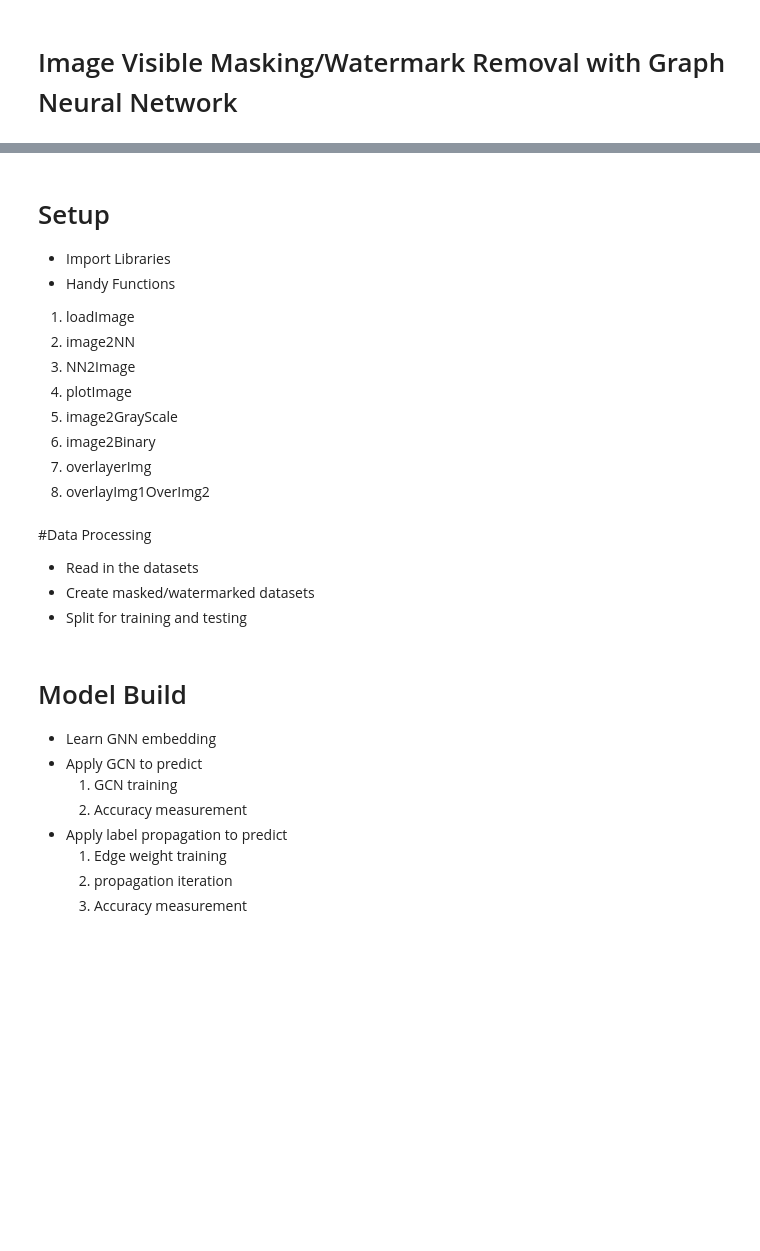
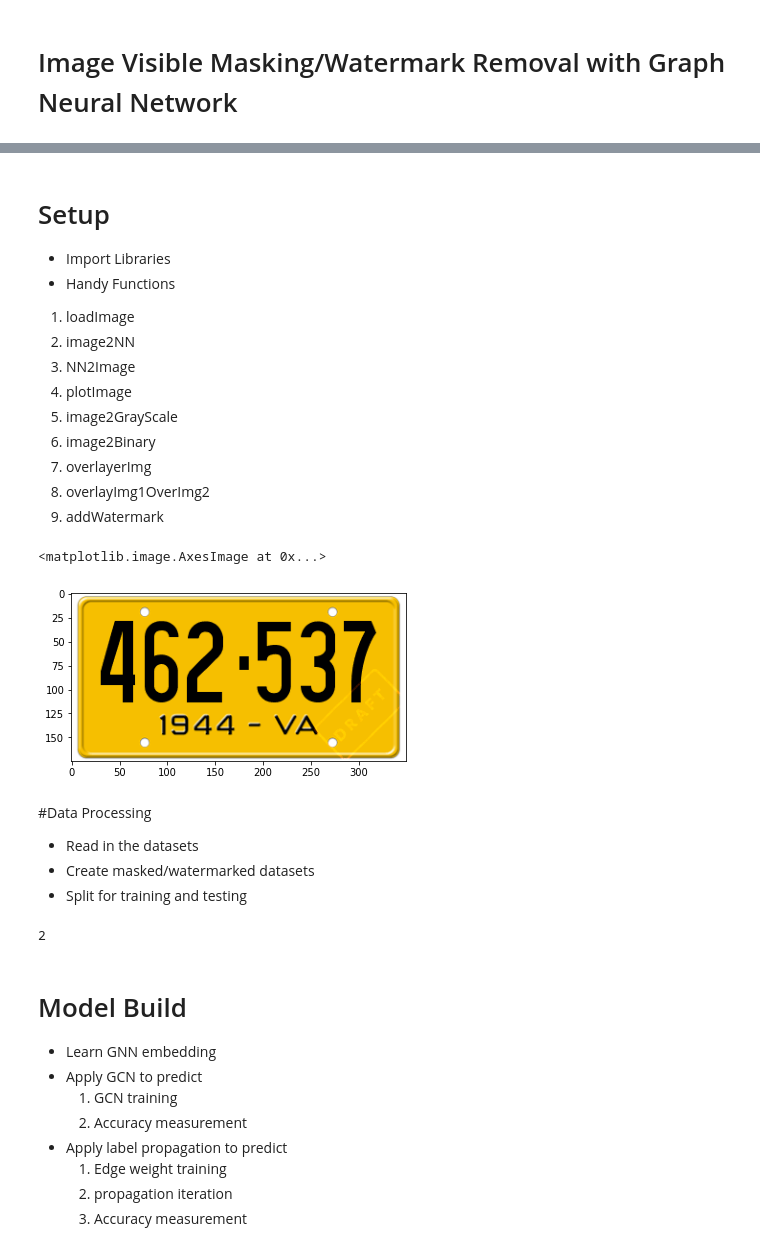
Before and after one commit to luoshaoyang/cs224w_final_proj, a Jupyter notebook: Colab_FinalProj.ipynb, the cells around one changed output, grey strips where cells are left out. Drawn from its saved outputs; the diff is of its cells as text; code cells hidden in the pictures; blank space fills up the shorter version.

Commit message:
edit data processing and watermarking

```diff
--- a/Colab_FinalProj.ipynb
+++ b/Colab_FinalProj.ipynb
@@ -24,6 +24,7 @@ Drive already mounted at /content/drive; to attempt to forcibly remount, call dr
  6. image2Binary
  7. overlayerImg
  8. overlayImg1OverImg2
+ 9. addWatermark
 # %%
 # Packages
 import numpy as np
@@ -42,7 +43,7 @@ def loadImage(path,plotImg=True,gray_scale=False):
   #####################################################
   #Read in image path and returns an image
   #####################################################
-  image = cv2.imread(path,flag=int(gray_scale))
+  image = cv2.imread(path)
   image = cv2.cvtColor(image,cv2.COLOR_BGR2GRAY if gray_scale else cv2.COLOR_BGR2RGB)
   if plotImg:
     plt.figure()
@@ -109,6 +110,34 @@ def overlayImg1OverImg2(img1,img2):
   y_upper = y_lower+img1.shape[0]# (y_lower,y_upper]
   img[y_lower:y_upper,:,:] = img1
   return img
+
+def addWatermark(img,watermark,wm_scale):
+  #####################################################
+  #Add watermark image on bottom right of the license plate(img)
+  #  center the images at the same place
+  #####################################################
+  img_wm = img.copy()
+  #prepare watermark image
+  wm_size = (int(watermark.shape[1]*wm_scale),int(watermark.shape[0]*wm_scale))
+  img_w = cv2.resize(watermark,wm_size,interpolation=cv2.INTER_AREA)
+  #prepare cordinates
+  h_img, w_img, _ = img.shape
+  h_wm, w_wm, _ = img_w.shape
+  bottom_y = h_img
+  right_x = w_img
+  top_y = bottom_y - int(h_wm)
+  left_x = right_x - int(w_wm)
+  #img[170:175, left_x:right_x]
+  roi = img[top_y:bottom_y, left_x:right_x]
+  result = cv2.addWeighted(roi, 1, img_w, 0.3, 0)
+  img_wm[top_y:bottom_y, left_x:right_x] = result
+  return img_wm
+# %%
+wm = addWatermark(img,watermark,wm_scale=0.04)
+plt.imshow(wm)
+# %% [output]
+<matplotlib.image.AxesImage at 0x...>
+[figure, added]
 # %% [markdown]
 #Data Processing
 * Read in the datasets
@@ -129,3 +154,41 @@ loadImage(path)
+# %%
+# Create watermarked datasets: bottom right 100*100 pixels
+watermark = loadImage("watermark.png")
+
+counter=0
+for img_file in train["Label"]:
+  path = os.path.join('../data',img_file)
+  path_wm = os.path.join('../data/train/wm',img_file)
+  path_original = os.path.join('../data/train/original',img_file)
+  try:
+    img = loadImage(path,plotImg=False)
+    cv2.imwrite(path_original,img)
+    img_wm = addWatermark(img,watermark,wm_scale=0.04)
+    cv2.imwrite(path_wm,img_wm)
+  except:
+    print(f"{img_file} not exist, skip.")
+    continue
+  counter+=1
+  if (counter*100/len(train))%10!=0:
+    print(f"{(counter*100/len(train))%10}% training data processed")
+
+counter=0
+for img_file in test["Label"]:
+  path = os.path.join('../data',img_file)
+  path_wm = os.path.join('../data/test/wm',img_file)
+  path_original = os.path.join('../data/test/original',img_file)
+  try:
+    img = loadImage(path,plotImg=False)
+    cv2.imwrite(path_original,img)
+    img_wm = addWatermark(img,watermark,wm_scale=0.04)
+    cv2.imwrite(path_wm,img_wm)
+  except:
+    print(f"{img_file} not exist, skip.")
+    continue
+  if (counter*100/len(test))%10!=0:
+    print(f"{(counter*100/len(test))%10}% training data processed")
+# %% [output]
+2
 # %% [markdown]
 # Model Build
 * Learn GNN embedding
```
Also changed, not shown: parts of 4 cells of this notebook.
